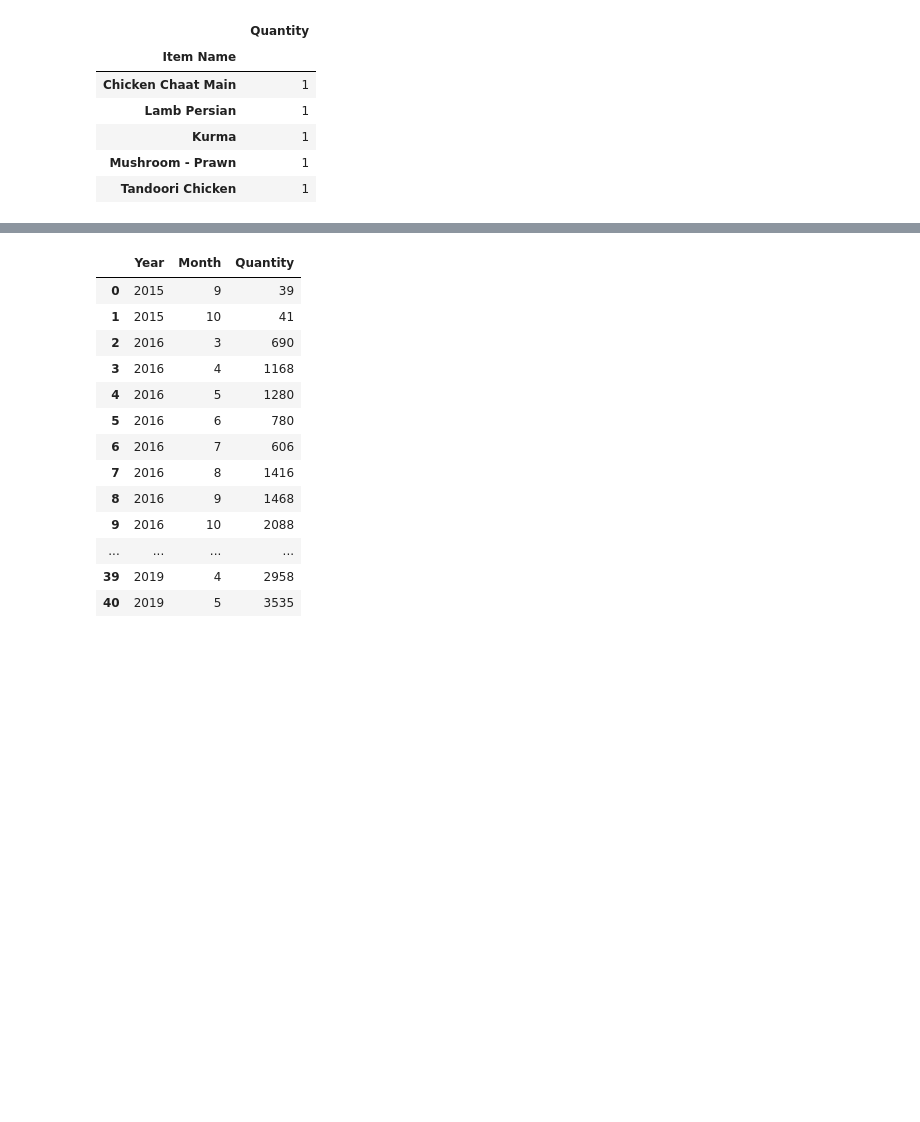
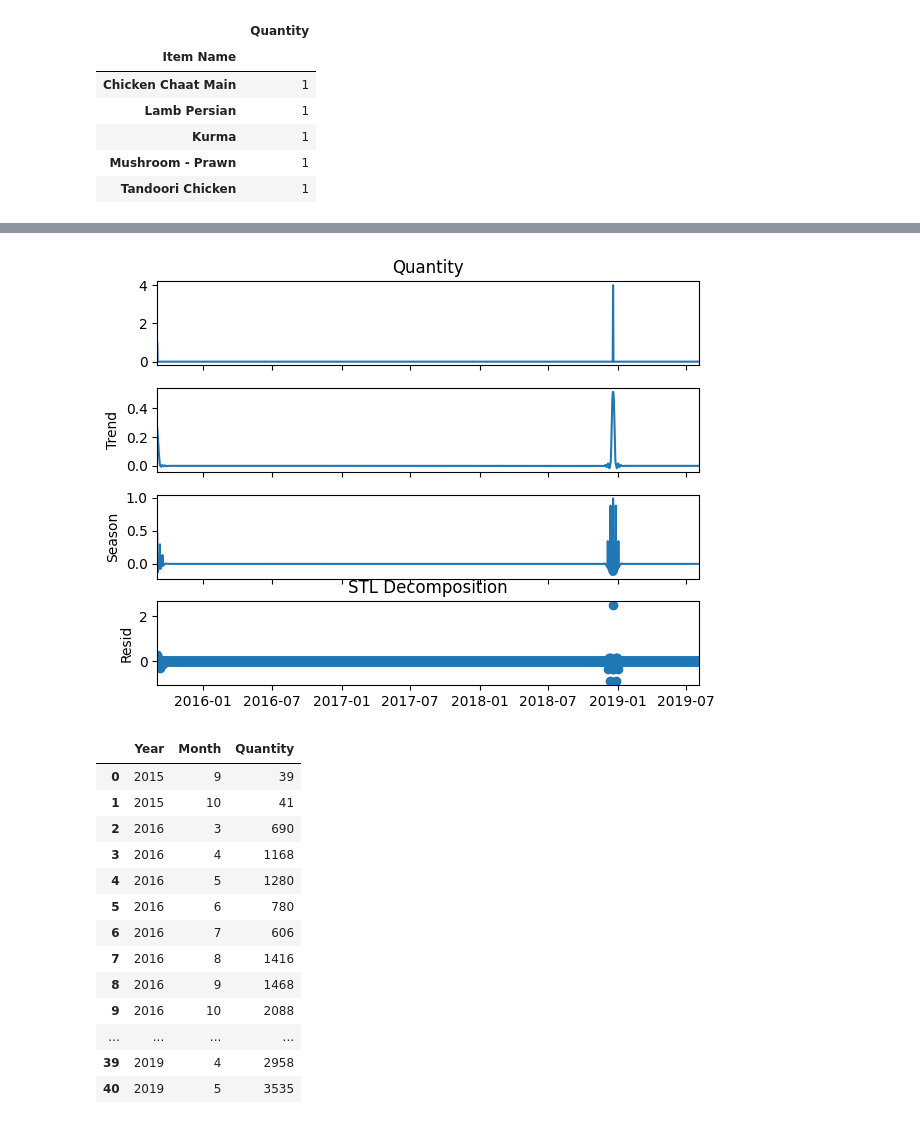
Before and after one commit to HoangUkr/Sale_Forecasting, a Jupyter notebook: Refine_Notebook.ipynb, the cells around one changed output, grey strips where cells are left out. Drawn from its saved outputs; the diff is of its cells as text; code cells hidden in the pictures; blank space fills up the shorter version.

```diff
--- a/Refine_Notebook.ipynb
+++ b/Refine_Notebook.ipynb
@@ -152,3 +175,14 @@ plt.plot()
+# %%
+# Seasonality and trend decomposition
+daily_sales = daily_sales.set_index('Order Date')
+daily_sales = daily_sales.asfreq('D', fill_value=0)  # Fill missing days with 0
+stl = STL(daily_sales['Quantity'], period=7)
+res = stl.fit()
+res.plot()
+plt.title('STL Decomposition')
+plt.show()
+# %% [output]
+[figure, new version]
 # %%
 # Let make the histogram to see the distribution order of each year.
 # Add the column Year and Month
```
Also changed, not shown: parts of 16 cells of this notebook.
